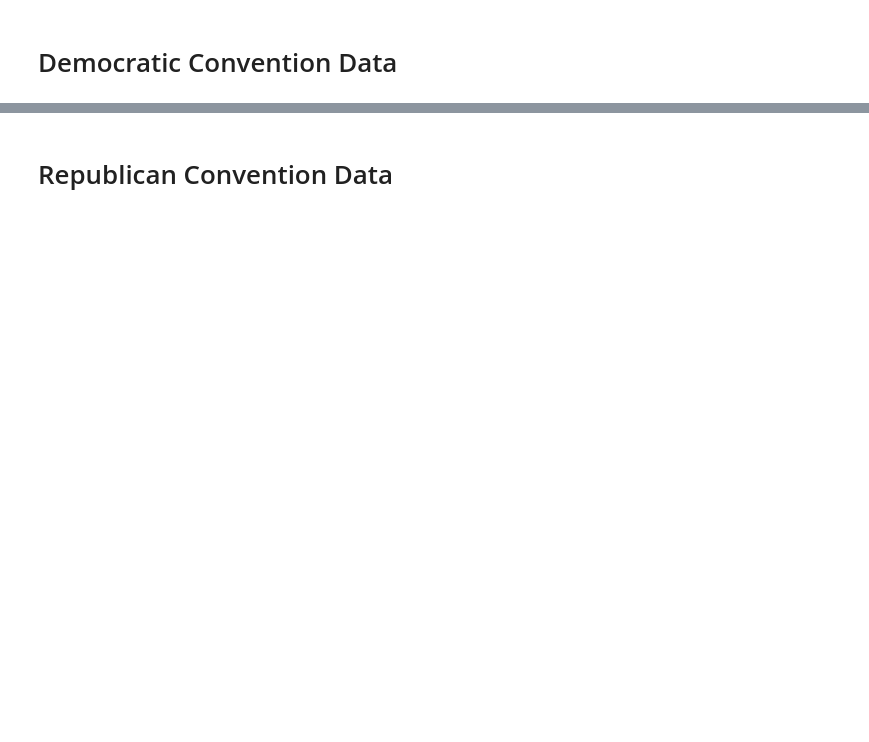
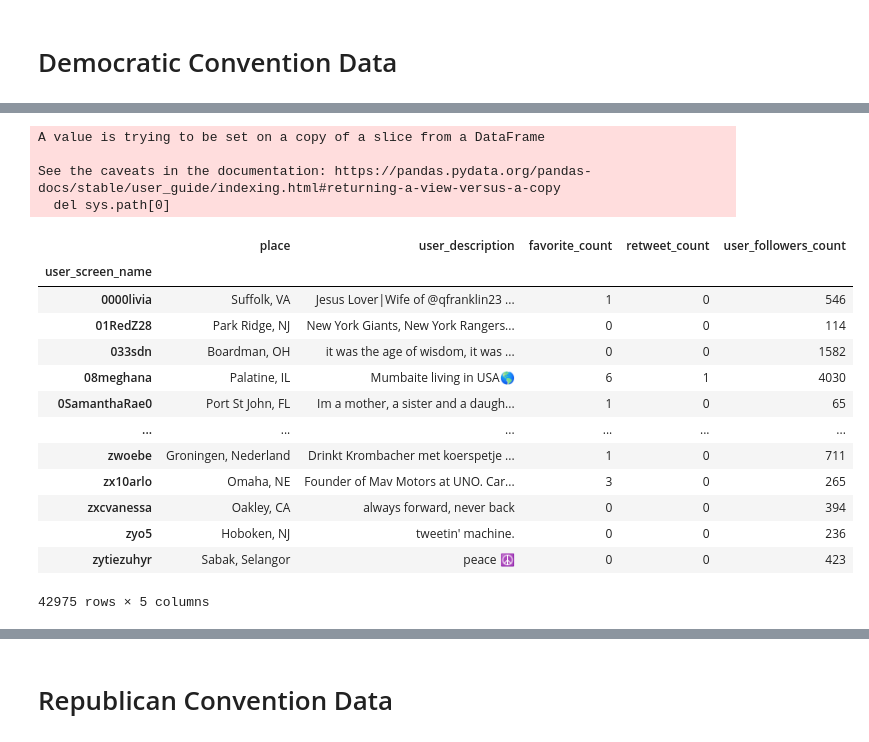
Before and after one commit to jakemull13/Network-Analysis-of-Political-Communites-on-Twitter, a Jupyter notebook: EDA.ipynb, the cells around one changed output, grey strips where cells are left out. Cells and saved outputs as stored; diff of their text form; code cells hidden in the pictures; blank space fills up the shorter version.

```diff
--- a/EDA.ipynb
+++ b/EDA.ipynb
@@ -139,0 +158,37 @@ FileNotFoundError: [Errno 2] File data/democrat/convention-tweet-ids.csv does no
+# %%
+#create a node df with summary columns for each user
+dnode_features = [
+       'favorite_count', 'place',
+       'retweet_count',
+       'text',
+       'user_screen_name', 'user_description',
+       'user_followers_count',
+       'user_location'
+       ]
+dnode_df = dconvention_df[dnode_features].copy()
+#fill in 'place' column if isNaN, using the location of the User.
+nan_map = dnode_df['place'].isna()
+dnode_df['place'][nan_map] = dnode_df['user_location'][nan_map]
+#group by user_id and sum various metrics for the user
+dnode_df = dnode_df.groupby(['user_screen_name', 'place', 'user_description']).sum()
+dnode_df = dnode_df.reset_index().set_index('user_screen_name')
+dnode_df
+# %% [output]
+A value is trying to be set on a copy of a slice from a DataFrame
+
+See the caveats in the documentation: https://pandas.pydata.org/pandas-docs/stable/user_guide/indexing.html#returning-a-view-versus-a-copy
+  del sys.path[0]
+|  | place | user_description | favorite_count | retweet_count | user_followers_count |
+| user_screen_name |  |  |  |  |  |
+| 0000livia | Suffolk, VA | Jesus Lover|Wife of @qfranklin23 ... | 1 | 0 | 546 |
+| 01RedZ28 | Park Ridge, NJ | New York Giants, New York Rangers... | 0 | 0 | 114 |
+| 033sdn | Boardman, OH | it was the age of wisdom, it was ... | 0 | 0 | 1582 |
+| 08meghana | Palatine, IL | Mumbaite living in USA🌎 | 6 | 1 | 4030 |
+| 0SamanthaRae0 | Port St John, FL | Im a mother, a sister and a daugh... | 1 | 0 | 65 |
+| ... | ... | ... | ... | ... | ... |
+| zwoebe | Groningen, Nederland | Drinkt Krombacher met koerspetje ... | 1 | 0 | 711 |
+| zx10arlo | Omaha, NE | Founder of Mav Motors at UNO. Car... | 3 | 0 | 265 |
+| zxcvanessa | Oakley, CA | always forward, never back | 0 | 0 | 394 |
+| zyo5 | Hoboken, NJ | tweetin' machine. | 0 | 0 | 236 |
+| zytiezuhyr | Sabak, Selangor | peace ☮️ | 0 | 0 | 423 |
+42975 rows × 5 columns
```
Also changed, not shown: parts of 5 cells of this notebook, 14 other files.
